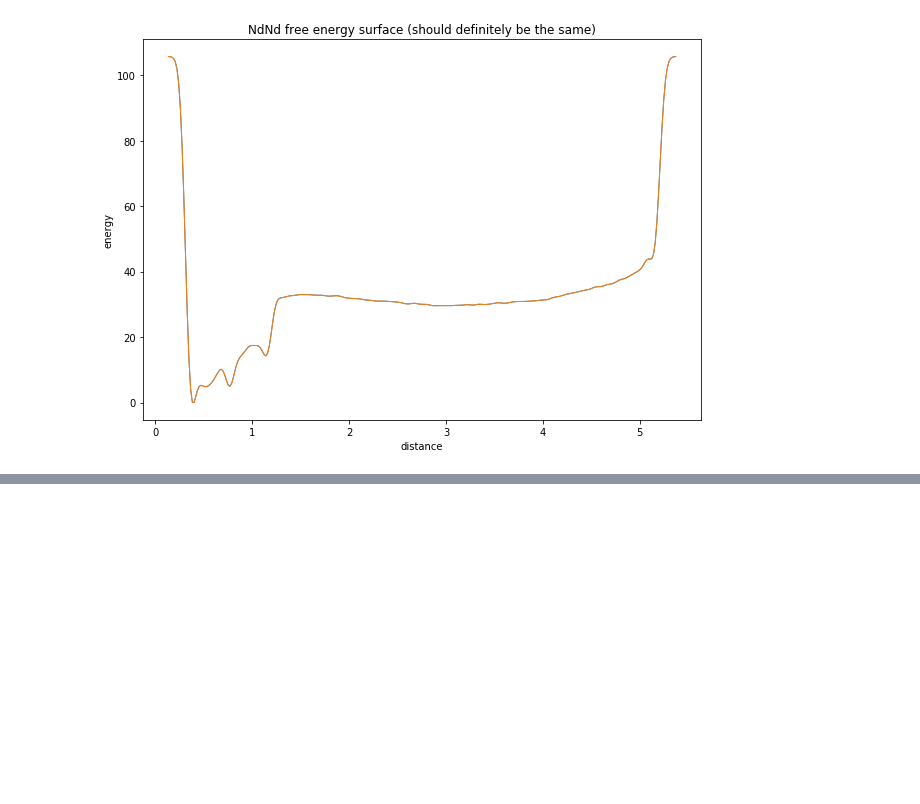
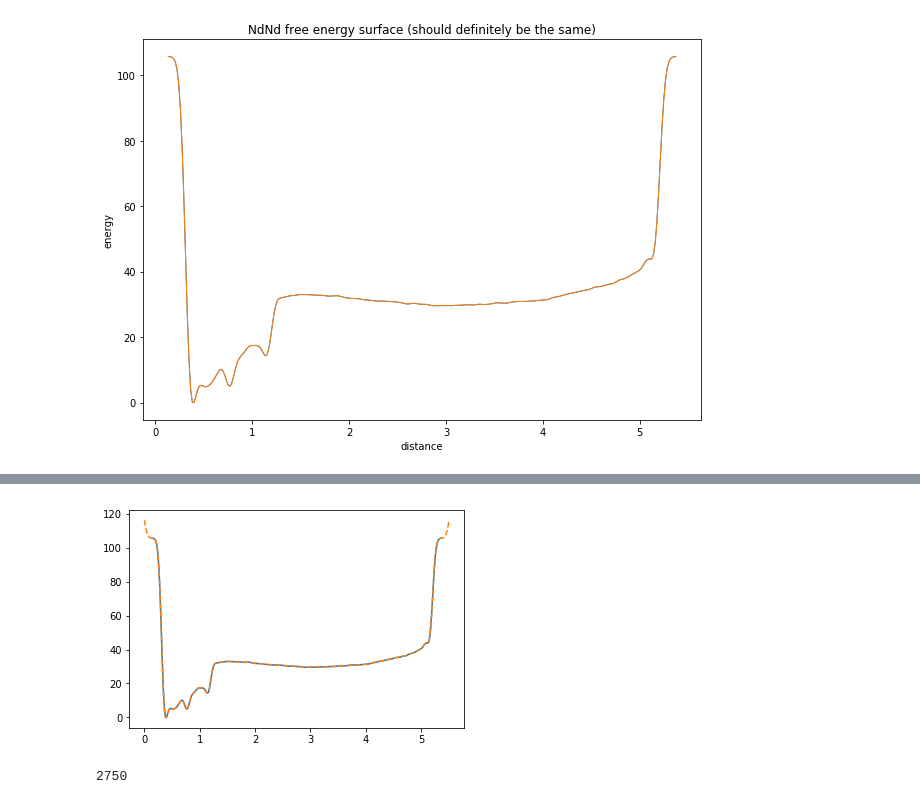
Before and after one commit to garrettd2225/Triazine-project, a Jupyter notebook: Metad_graphs_idunno.ipynb, the cells around one changed output, grey strips where cells are left out. Saved outputs shown, nothing was run; the diff lists cells and outputs as text; code cells hidden in the pictures; blank space fills up the shorter version.

```diff
--- a/Metad_graphs_idunno.ipynb
+++ b/Metad_graphs_idunno.ipynb
@@ -27,0 +7,13 @@ plt.show()
+# %%
+my_list=[1,4,7,8,9,10]   #plots for convergence
+data=dict()              #So I can iterate variable names
+plt.figure(figsize=(15,15)) #to plot obviously
+for i in my_list:
+    data[i]=pd.read_csv('fes1_'+str(i)+'.dat',skiprows=5,names=['distance','energy','error'],delim_whitespace=True)
+    plt.plot(data[i]['distance'],data[i]['energy'], lw=1)
+
+plt.xlabel('distance')
+plt.ylabel('energy')
+plt.title('Convergence plot (point 9 and 10 are directly on top of each other)')
+plt.legend(['data point 1','data point 4','data point 7','data point 8','data point 9','data point 10'])
+plt.show()
@@ -53,0 +85,12 @@ for i in range(1,11):
+# %%
+xnew=np.arange(0,5.5,0.002)
+ynew=f(xnew)
+# %%
+plt.plot(data1['distance'],data1['energy'],xnew,ynew,'--')
+plt.show()
+# %% [output]
+[figure, added]
+# %%
+len(ynew)
+# %% [output]
+2750
```
Also changed, not shown: parts of 10 cells of this notebook.
